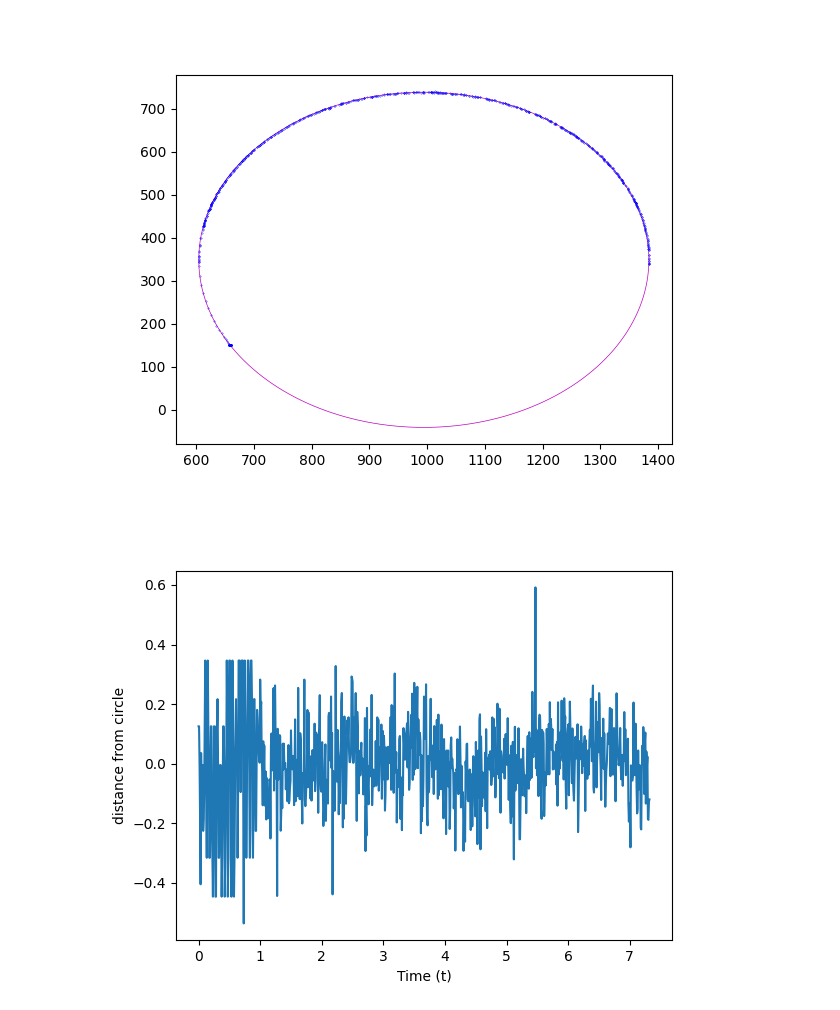
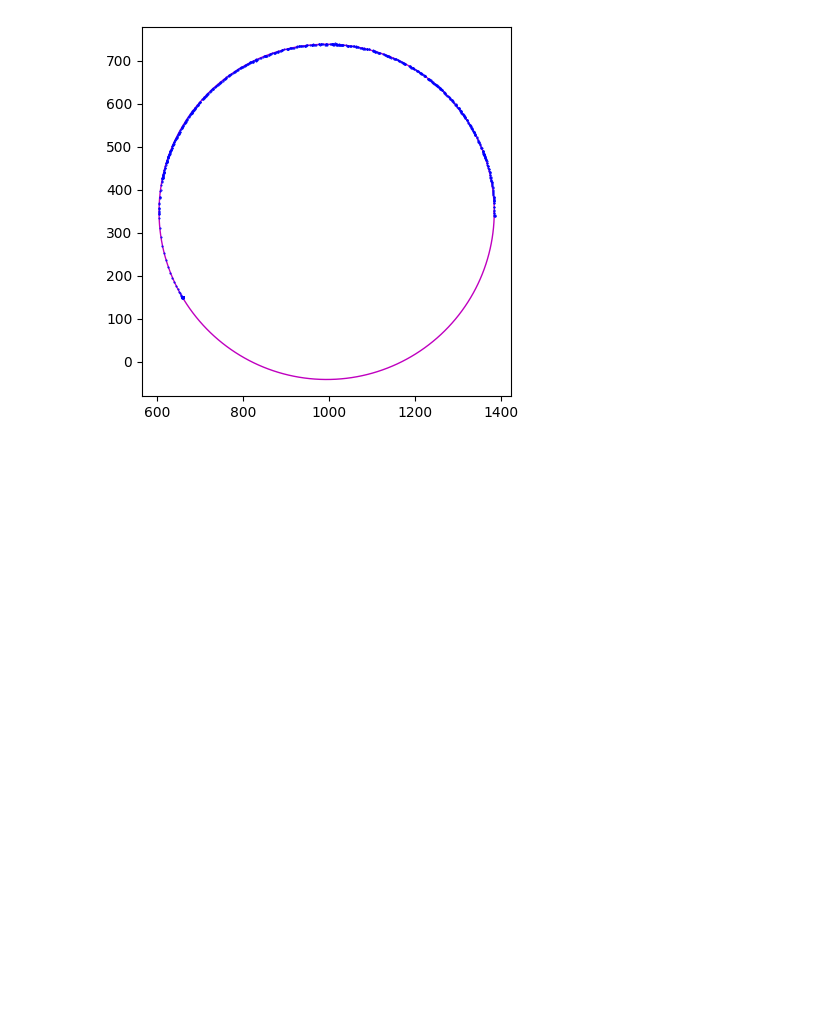
Before and after one commit to Spaantje5/Double-Pendulum-Experiment, a Jupyter notebook: real/analysis.ipynb, the cells around one changed output. Cells and saved outputs as stored; diff of their text form; code cells hidden in the pictures; blank space fills up the shorter version.

```diff
--- a/real/analysis.ipynb
+++ b/real/analysis.ipynb
@@ -26,32 +26,25 @@ plt.show()
 # %%
 def circle_model(xy, cx, cy, r):
     x, y = xy
     return np.hypot(x - cx, y - cy) - r
 
 p0 = [x_blue.mean(), y_blue.mean(), np.hypot(x_blue - x_blue.mean(), y_blue - y_blue.mean()).mean()]
 popt, pcov = curve_fit(circle_model, (x_blue, y_blue), np.zeros_like(x_blue), p0=p0)
 cx, cy, r = popt
-perr = np.sqrt(np.diag(pcov))
+perr_blue = np.sqrt(np.diag(pcov))
 
 def circle(cx, cy, r, n=200):
     theta = np.linspace(0, 2 * np.pi, n)
     x = cx + r * np.cos(theta)
     y = cy + r * np.sin(theta)
     return x, y
 
-xf, yf = circle(cx, cy, r)
+xf_blue, yf_blue = circle(cx, cy, r)
 
 plt.figure()
-plt.plot(xf, yf, "m-", linewidth = 0.5)
-plt.plot(x_blue, y_blue, "b.", markersize = 0.5)
+plt.plot(xf_blue, yf_blue, "m-", linewidth = 1)
+plt.plot(x_blue, y_blue, "b.", markersize = 1)
+plt.gca().set_aspect("equal")
 plt.show()
-
-b_err = ((np.hypot(x_blue-cx, y_blue-cy)-r)/r)*100
-plt.figure()
-plt.plot(t, b_err)
-plt.ylabel("distance from circle")
-plt.xlabel("Time (t)")
-plt.show()
 # %% [output]
-[figure, old version]
+[figure, new version]
-[figure, removed]
```
Also changed, not shown: parts of 7 cells of this notebook.
